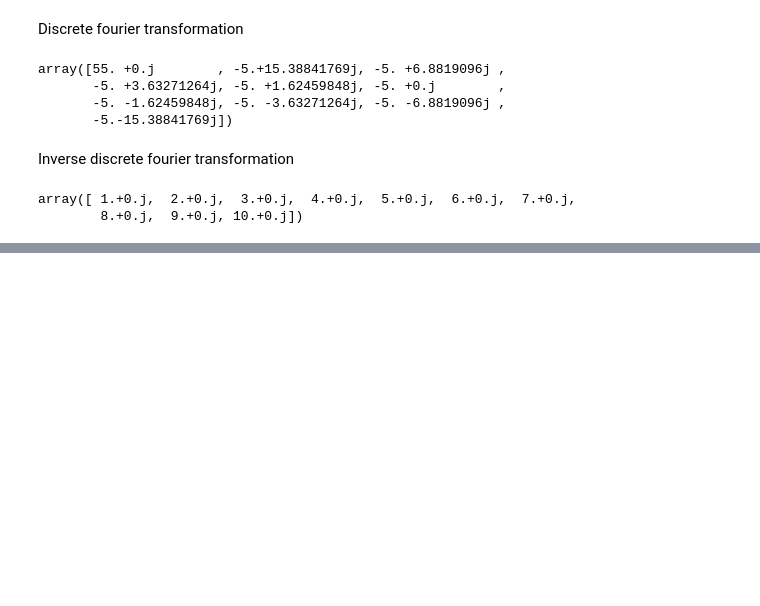
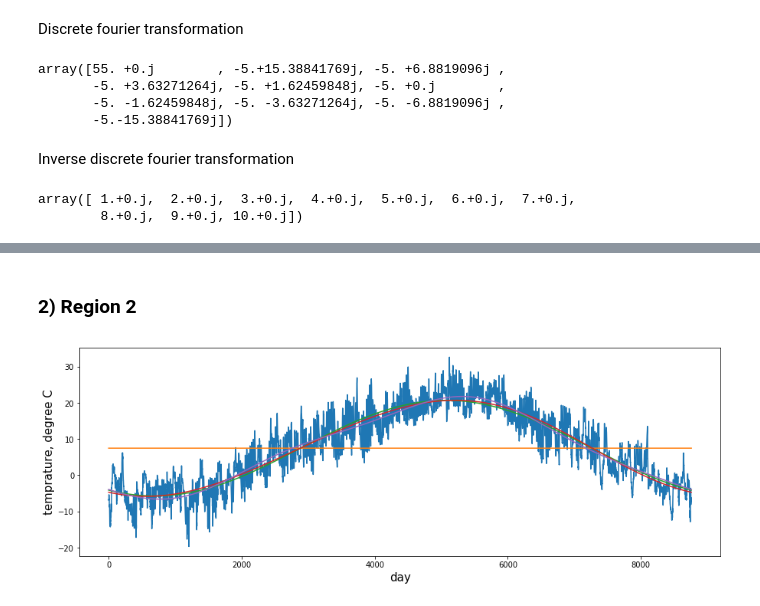
Before and after one commit to KENKAN-Lab/busi, a Jupyter notebook: library/fourier_transform.ipynb, the cells around one changed output, grey strips where cells are left out. Drawn from its saved outputs; the diff is of its cells as text; code cells hidden in the pictures; blank space fills up the shorter version.

```diff
--- a/library/fourier_transform.ipynb
+++ b/library/fourier_transform.ipynb
@@ -145,0 +209,8 @@ array([ 1.+0.j,  2.+0.j,  3.+0.j,  4.+0.j,  5.+0.j,  6.+0.j,  7.+0.j,
+# %% [markdown]
+### 2) Region 2
+# %%
+temp = get_outdoor_temperature('region2')
+curves = [make_curve(temp,0), make_curve(temp,1), make_curve(temp,2), make_curve(temp,3)]
+draw_figure(temp, curves)
+# %% [output]
+[figure, added]
```
Also changed, not shown: parts of 29 cells of this notebook.
